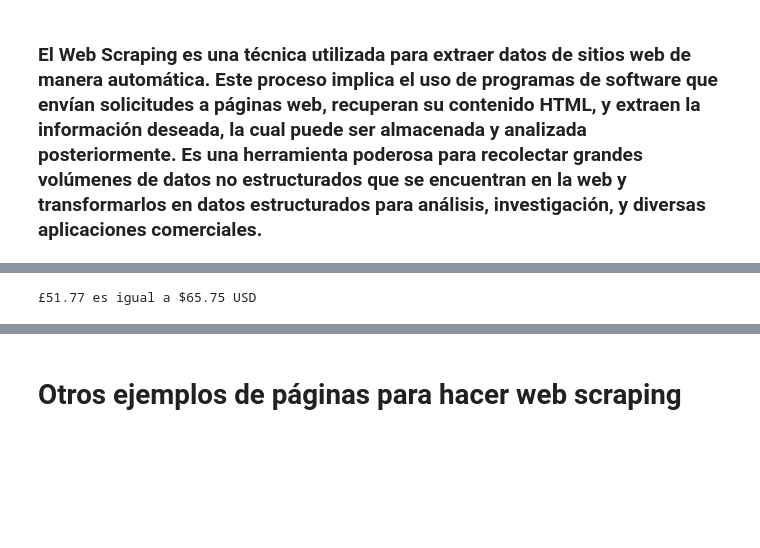
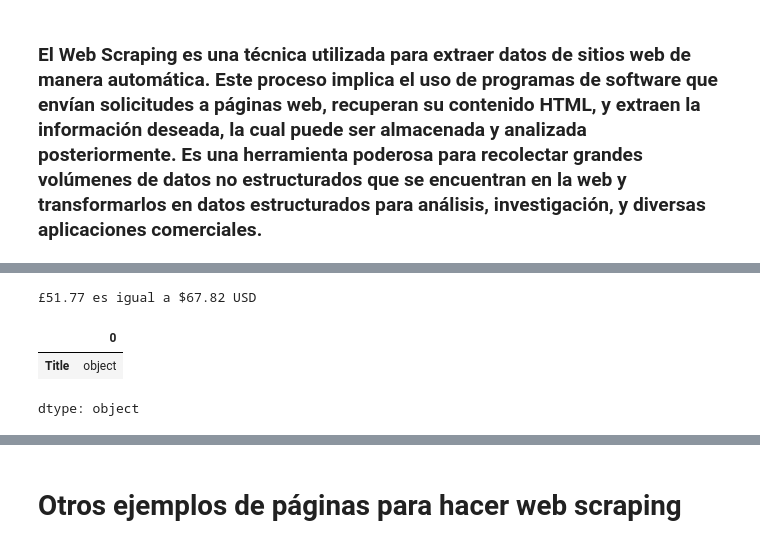
Before and after one commit to Juliodominguezcalderon/Talento_tech, a Jupyter notebook: web_scraping.ipynb, the cells around one changed output, grey strips where cells are left out. Saved outputs shown, nothing was run; the diff lists cells and outputs as text; code cells hidden in the pictures; blank space fills up the shorter version.

```diff
--- a/web_scraping.ipynb
+++ b/web_scraping.ipynb
@@ -62,8 +105,8 @@ Index: []
 # Cantidad en libras
 amount_gbp = 51.77
 
-# Tasa de cambio (1 GBP = 1.27 USD)
-exchange_rate = 1.27
+# Tasa de cambio (1 GBP = 1.31 USD) 13-oct-2024
+exchange_rate = 1.31
 
 # Conversión a dólares
 amount_usd = amount_gbp * exchange_rate
@@ -71,5 +114,11 @@ amount_usd = amount_gbp * exchange_rate
 # Imprimimos el Resultado
 print(f"£{amount_gbp} es igual a ${amount_usd:.2f} USD")
 # %% [output]
-£51.77 es igual a $65.75 USD
+£51.77 es igual a $67.82 USD
+# %%
+df_books.dtypes
+# %% [output]
+|  | 0 |
+| Title | object |
+dtype: object
 # %%
```
Also changed, not shown: parts of 16 cells of this notebook.
